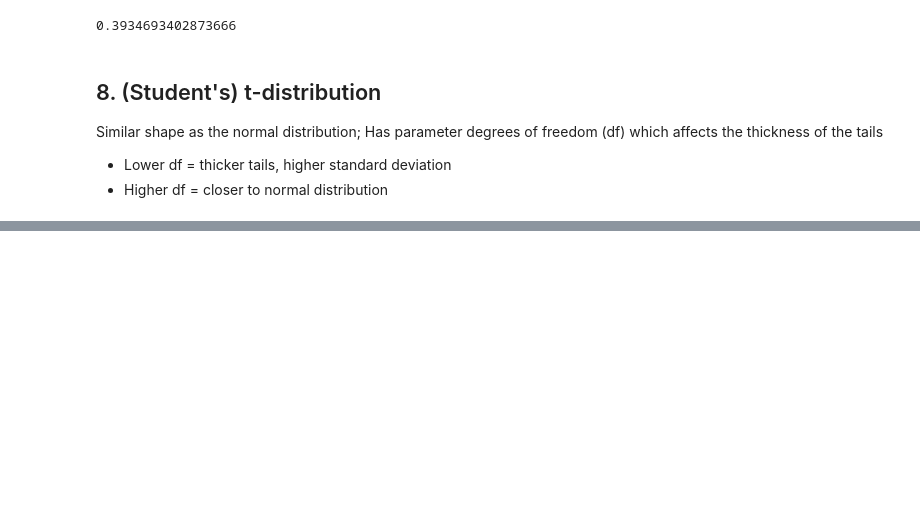
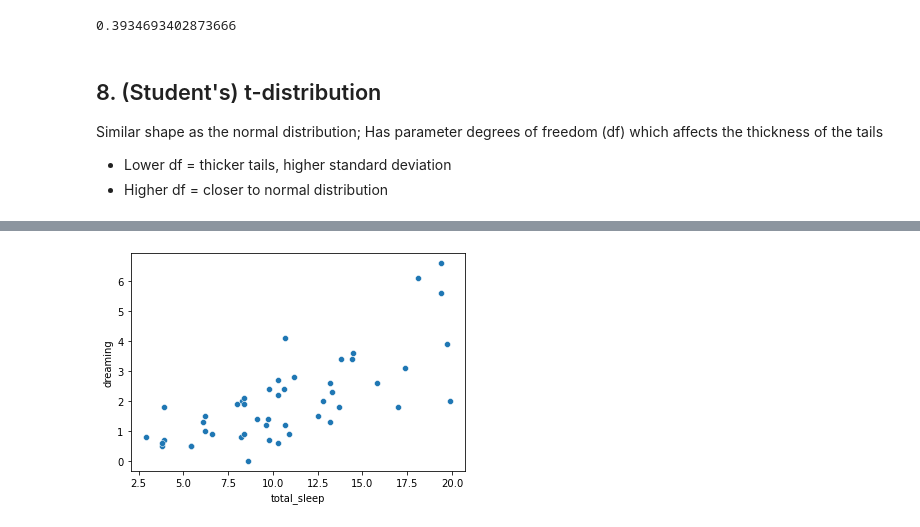
Before and after one commit to Deborah-Jia/datacamp-playground, a Jupyter notebook: statistics_intro.ipynb, the cells around one changed output, grey strips where cells are left out. Drawn from its saved outputs; the diff is of its cells as text; code cells hidden in the pictures; blank space fills up the shorter version.

```diff
--- a/statistics_intro.ipynb
+++ b/statistics_intro.ipynb
@@ -339,0 +356,3 @@ Has parameter degrees of freedom (df) which affects the thickness of the tails
+# %%
+sleep_df = pd.read_csv('mammal_sleep.csv')
+sleep_df
@@ -339,0 +373,6 @@ Has parameter degrees of freedom (df) which affects the thickness of the tails
+# %%
+import seaborn as sns
+sns.scatterplot(x = 'total_sleep', y='dreaming', data = sleep_df)
+plt.show()
+# %% [output]
+[figure, added]
```
Also changed, not shown: parts of 6 cells of this notebook, 3 other files.
